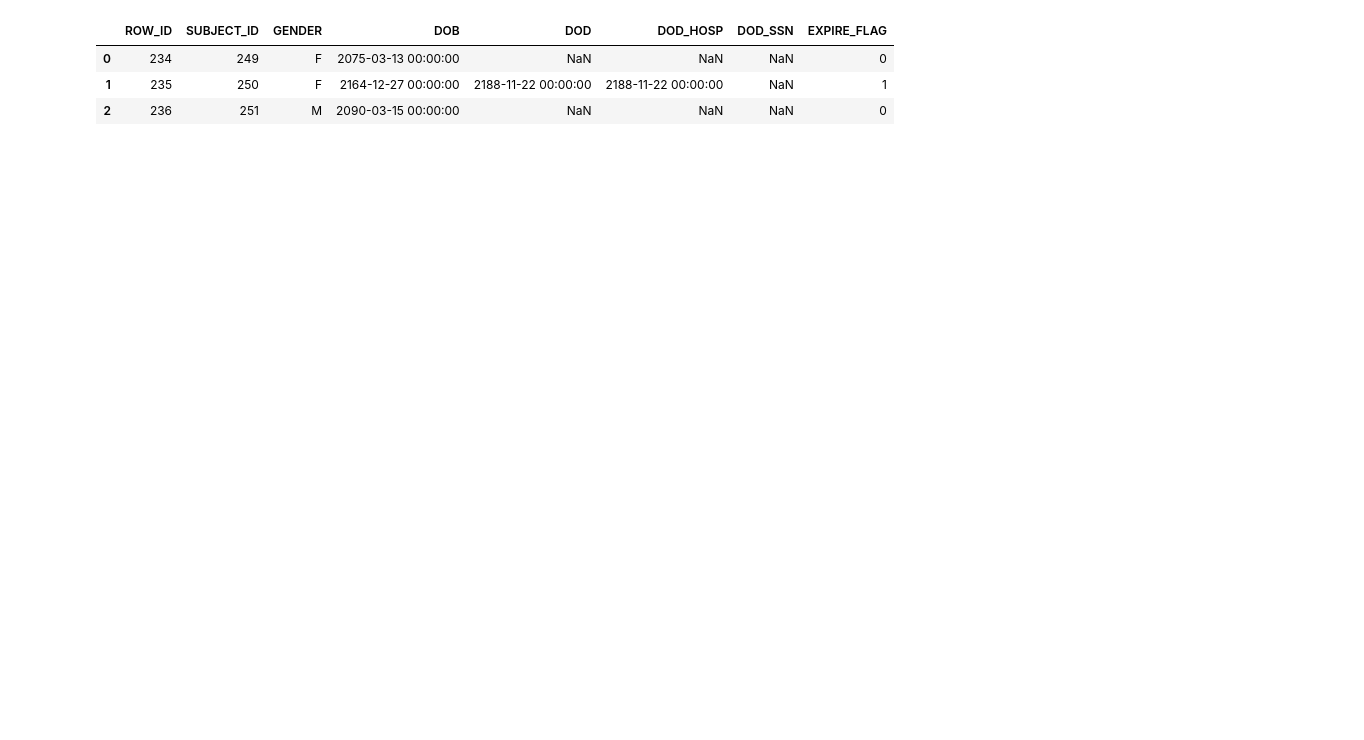
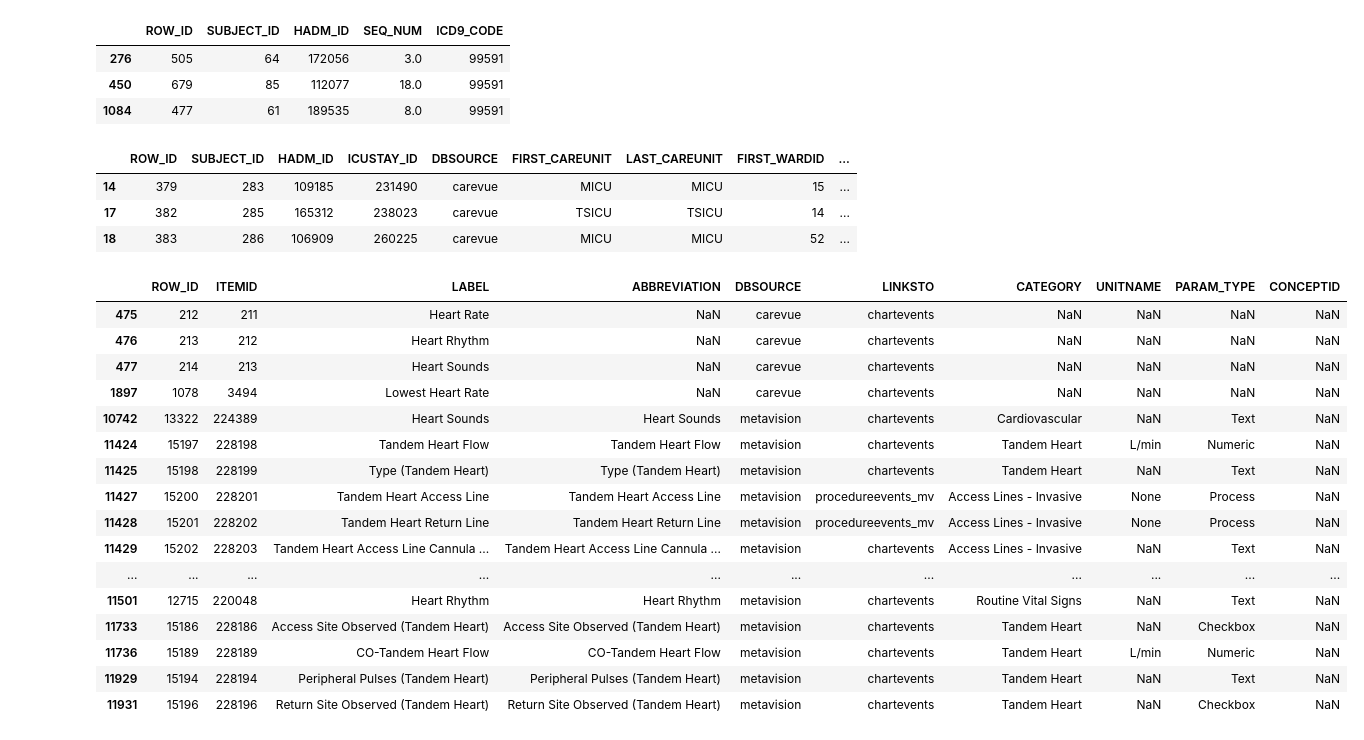
Before and after one commit to zengjilie/sepsis-prediction, a Jupyter notebook: main.ipynb, the cells around one changed output. Cells and saved outputs as stored; diff of their text form; code cells hidden in the pictures; blank space fills up the shorter version.

Commit message:
found all vital signs

```diff
--- a/main.ipynb
+++ b/main.ipynb
@@ -5,15 +4,68 @@ from IPython.core.display import HTML
 # %%
+# pd.set_option('display.max_rows',500)
 df_admi = pd.read_csv('./dataset/ADMISSIONS.csv')
 df_diag = pd.read_csv('./dataset/DIAGNOSES_ICD.csv')
 df_icu = pd.read_csv('./dataset/ICUSTAYS.csv')
 df_patient = pd.read_csv('./dataset/PATIENTS.csv')
+df_ditems = pd.read_csv('./dataset/D_ITEMS.csv')
+# df_charts = pd.read_csv('./dataset/CHARTEVENTS.csv')
 
 # df_admi.head(3)
 # df_diag.head(3)
 # df_icu.head(3)
-df_patient.head(3)
+# df_patient.head(3)
+# df_ditems.head(3)
+# df_charts.head(3)
-# %% [output]
-|  | ROW_ID | SUBJECT_ID | GENDER | DOB | DOD | DOD_HOSP | DOD_SSN | EXPIRE_FLAG |
-| 0 | 234 | 249 | F | 2075-03-13 00:00:00 | NaN | NaN | NaN | 0 |
-| 1 | 235 | 250 | F | 2164-12-27 00:00:00 | 2188-11-22 00:00:00 | 2188-11-22 00:00:00 | NaN | 1 |
-| 2 | 236 | 251 | M | 2090-03-15 00:00:00 | NaN | NaN | NaN | 0 |
+# %%
+# 1. find all patients with sepsis
+df_sepsis = df_diag.loc[df_diag['ICD9_CODE'] == '99591']
+df_sepsis.head(3)
+# %% [output]
+|  | ROW_ID | SUBJECT_ID | HADM_ID | SEQ_NUM | ICD9_CODE |
+| 276 | 505 | 64 | 172056 | 3.0 | 99591 |
+| 450 | 679 | 85 | 112077 | 18.0 | 99591 |
+| 1084 | 477 | 61 | 189535 | 8.0 | 99591 |
+# %%
+# 2. icu stays bigger then 24 hours
+df_los = df_icu.loc[df_icu['LOS'] >= 24]
+df_los.head(3)
+# %% [output]
+|  | ROW_ID | SUBJECT_ID | HADM_ID | ICUSTAY_ID | DBSOURCE | FIRST_CAREUNIT | LAST_CAREUNIT | FIRST_WARDID | ... |
+| 14 | 379 | 283 | 109185 | 231490 | carevue | MICU | MICU | 15 | ... |
+| 17 | 382 | 285 | 165312 | 238023 | carevue | TSICU | TSICU | 14 | ... |
+| 18 | 383 | 286 | 106909 | 260225 | carevue | MICU | MICU | 52 | ... |
+# %%
+# 3. vital signs --> take mean
+df_vital = df_ditem.loc[df_ditem['LABEL'].str.contains("Heart", na=False)]
+df_vital
+# EtCO2(228640)
+# Hear Rate(220045)
+# hearrate_min(3494)
+
+# temperature Celsius(223762) --> min/max
+# Artierial Blood Pressure systolic --> ABPs(220050)
+# Artierial Blood Pressure diastolic --> ABPd(220051)
+# Artierial Blood Pressure mean --> ABPm(220052)
+
+
+# Respiratory Rate(220210)
+
+# sp2--> o2 saturation pulseoxymetry(220277)
+# %% [output]
+|  | ROW_ID | ITEMID | LABEL | ABBREVIATION | DBSOURCE | LINKSTO | CATEGORY | UNITNAME | PARAM_TYPE | CONCEPTID |
+| 475 | 212 | 211 | Heart Rate | NaN | carevue | chartevents | NaN | NaN | NaN | NaN |
+| 476 | 213 | 212 | Heart Rhythm | NaN | carevue | chartevents | NaN | NaN | NaN | NaN |
+| 477 | 214 | 213 | Heart Sounds | NaN | carevue | chartevents | NaN | NaN | NaN | NaN |
+| 1897 | 1078 | 3494 | Lowest Heart Rate | NaN | carevue | chartevents | NaN | NaN | NaN | NaN |
+| 10742 | 13322 | 224389 | Heart Sounds | Heart Sounds | metavision | chartevents | Cardiovascular | NaN | Text | NaN |
+| 11424 | 15197 | 228198 | Tandem Heart Flow | Tandem Heart Flow | metavision | chartevents | Tandem Heart | L/min | Numeric | NaN |
+| 11425 | 15198 | 228199 | Type (Tandem Heart) | Type (Tandem Heart) | metavision | chartevents | Tandem Heart | NaN | Text | NaN |
+| 11427 | 15200 | 228201 | Tandem Heart Access Line | Tandem Heart Access Line | metavision | procedureevents_mv | Access Lines - Invasive | None | Process | NaN |
+| 11428 | 15201 | 228202 | Tandem Heart Return Line | Tandem Heart Return Line | metavision | procedureevents_mv | Access Lines - Invasive | None | Process | NaN |
+| 11429 | 15202 | 228203 | Tandem Heart Access Line Cannula ... | Tandem Heart Access Line Cannula ... | metavision | chartevents | Access Lines - Invasive | NaN | Text | NaN |
+| ... | ... | ... | ... | ... | ... | ... | ... | ... | ... | ... |
+| 11501 | 12715 | 220048 | Heart Rhythm | Heart Rhythm | metavision | chartevents | Routine Vital Signs | NaN | Text | NaN |
+| 11733 | 15186 | 228186 | Access Site Observed (Tandem Heart) | Access Site Observed (Tandem Heart) | metavision | chartevents | Tandem Heart | NaN | Checkbox | NaN |
+| 11736 | 15189 | 228189 | CO-Tandem Heart Flow | CO-Tandem Heart Flow | metavision | chartevents | Tandem Heart | L/min | Numeric | NaN |
+| 11929 | 15194 | 228194 | Peripheral Pulses (Tandem Heart) | Peripheral Pulses (Tandem Heart) | metavision | chartevents | Tandem Heart | NaN | Text | NaN |
+| 11931 | 15196 | 228196 | Return Site Observed (Tandem Heart) | Return Site Observed (Tandem Heart) | metavision | chartevents | Tandem Heart | NaN | Checkbox | NaN |
```
Also changed, not shown: parts of 2 cells of this notebook.
